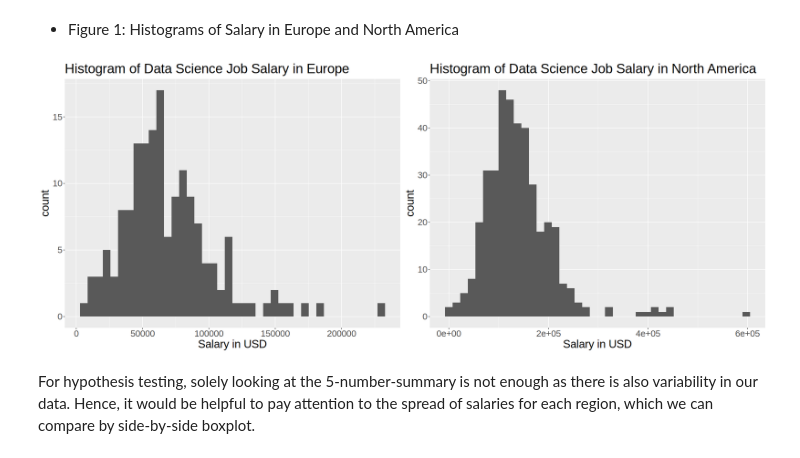
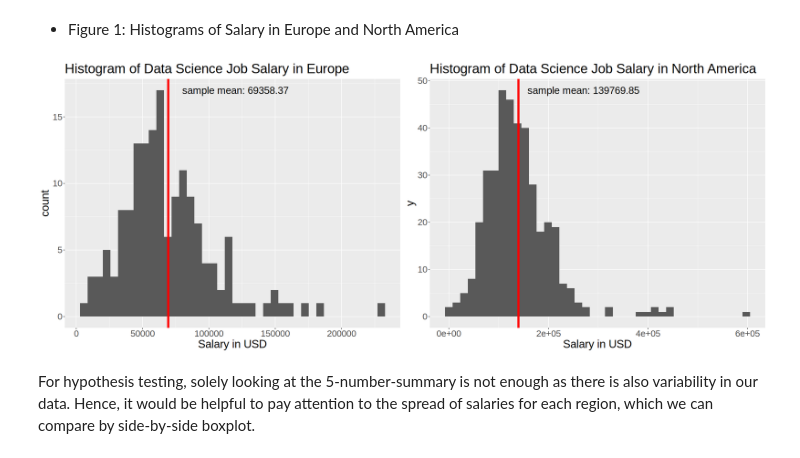
Before and after one commit to ScottCY/Hypothesis-Testing-New-York-City-Airbnb-booking-Prices, a Jupyter notebook: Proposal stat201.ipynb, the cells around one changed output. Saved outputs shown, nothing was run; the diff lists cells and outputs as text; code cells hidden in the pictures.

```diff
--- a/Proposal stat201.ipynb
+++ b/Proposal stat201.ipynb
@@ -120,25 +131,33 @@ Now we would want to create the histogram of salary for both regions to help us
 # %% [markdown]
 * Figure 1: Histograms of Salary in Europe and North America
 # %%
+## create the two distributions
+
 options(repr.plot.width= 20, repr.plot.height=8)
 histogram_europe <- ds_final %>%
     filter(location == "Europe") %>%
     ggplot(aes(x = salary_in_usd)) +
     geom_histogram(bins = 40) +
     theme(text = element_text(size = 22)) +
     xlab("Salary in USD") +
-    ggtitle("Histogram of Data Science Job Salary in Europe")
+    ylab("count")+
+    ggtitle("Histogram of Data Science Job Salary in Europe") +
+    geom_vline(xintercept = table1$mean_wage[1], color = "red", size = 2) + #add the line of sample mean
+    annotate("text", x = 120000, y = 17, label = "sample mean: 69358.37", size = 7)
+
 histogram_na <- ds_final %>%
     filter(location == "North America") %>%
     ggplot(aes(x = salary_in_usd),color = 'white') +
     geom_histogram(bins = 40) +
     theme(text = element_text(size = 22)) +
     xlab("Salary in USD") +
-    ggtitle("Histogram of Data Science Job Salary in North America")
+    ggtitle("Histogram of Data Science Job Salary in North America") +
+    geom_vline(xintercept = table1$mean_wage[2], color = "red", size = 2) + #add the line of sample mean
+    annotate("text", x = 270000, y = 48, label = "sample mean: 139769.85", size = 7)
 
 plot_grid(histogram_europe, histogram_na, labels = c('', ''))
 # %% [output]
-[figure, old version]
+[figure, new version]
 # %% [markdown]
 For hypothesis testing, solely looking at the 5-number-summary is not enough as there is also variability in our data. Hence, it would be helpful to pay attention to the spread of salaries for each region, which we can compare by side-by-side boxplot.
 # %% [markdown]
```
Also changed, not shown: parts of 8 cells of this notebook.
